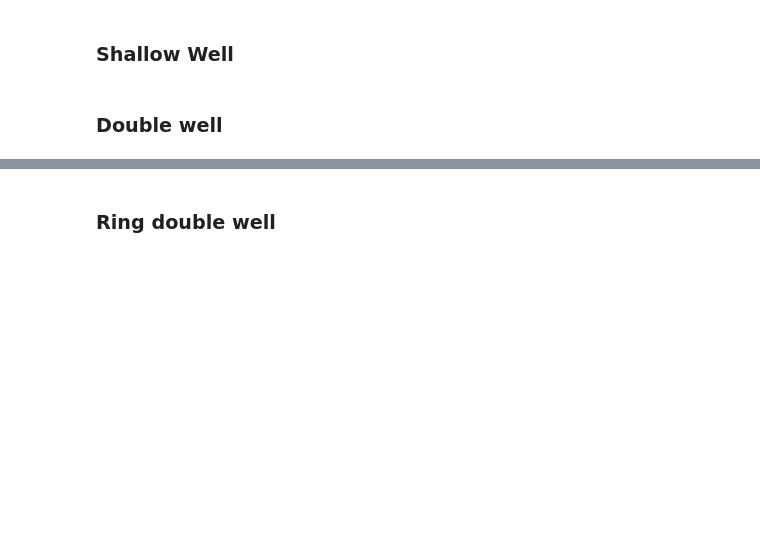
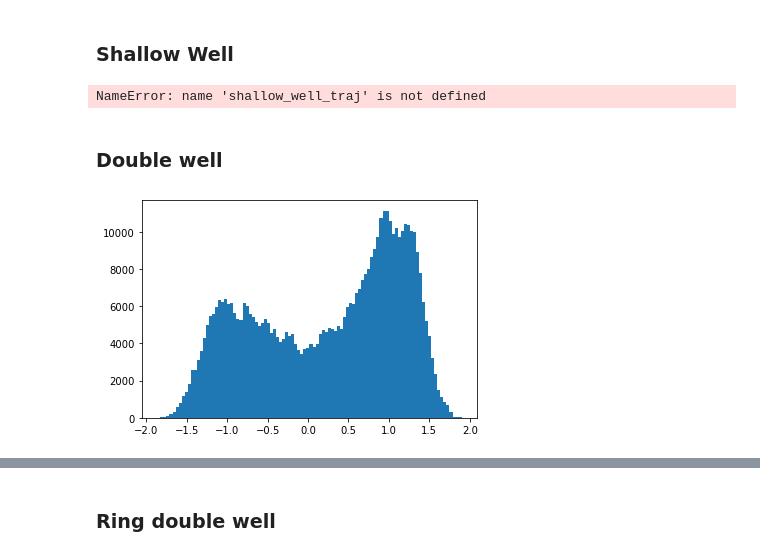
Before and after one commit to dominicp6/mdfeature, a Jupyter notebook: notebooks/EvaluationPipelineOnToyProblems.ipynb, the cells around one changed output, grey strips where cells are left out. Saved outputs shown, nothing was run; the diff lists cells and outputs as text; code cells hidden in the pictures; blank space fills up the shorter version.

```diff
--- a/notebooks/EvaluationPipelineOnToyProblems.ipynb
+++ b/notebooks/EvaluationPipelineOnToyProblems.ipynb
@@ -220,7 +80,7 @@ temperature = 300
 R = 0.0083144621  # Universal Gas Constant kJ/K/mol
 beta = 1.0 / (temperature * R)  # units (kJ/mol)**(-1)
 
-step_size = 5e-3
+step_size = 1e-4
 
 shallow_well_sampler = LangevinDynamics(x0=0.0, potential=shallow_well_potential, beta=beta, time_step=step_size)
 double_well_sampler = LangevinDynamics(x0=0.0, potential=double_well_potential, beta=beta, time_step=step_size)
@@ -238,9 +104,16 @@ shallow_well_samples = shallow_well_sampler.simulate(number_of_steps=5000000, bu
 shallow_well_traj = np.concatenate(shallow_well_samples).ravel()
+# %%
+discrete_traj, cluster_centers = compute_discrete_trajectory(shallow_well_traj)
+correlation_coefficients_check(beta, shallow_well_potential, discrete_traj, cluster_centers, 500, step_size)
+# %% [output]
+NameError: name 'shallow_well_traj' is not defined
 # %% [markdown]
 ### Double well
 # %%
-double_well_samples = double_well_sampler.simulate(number_of_steps=5000000, burn_in=10000)
+double_well_samples = double_well_sampler.simulate(number_of_steps=500000, burn_in=1000, num_processes=1)
 double_well_traj = np.concatenate(double_well_samples).ravel()
 plt.hist(double_well_traj, bins=100)
 plt.show()
+# %% [output]
+[figure, added]
 # %%
```
Also changed, not shown: parts of 29 cells of this notebook, 5 other files.
